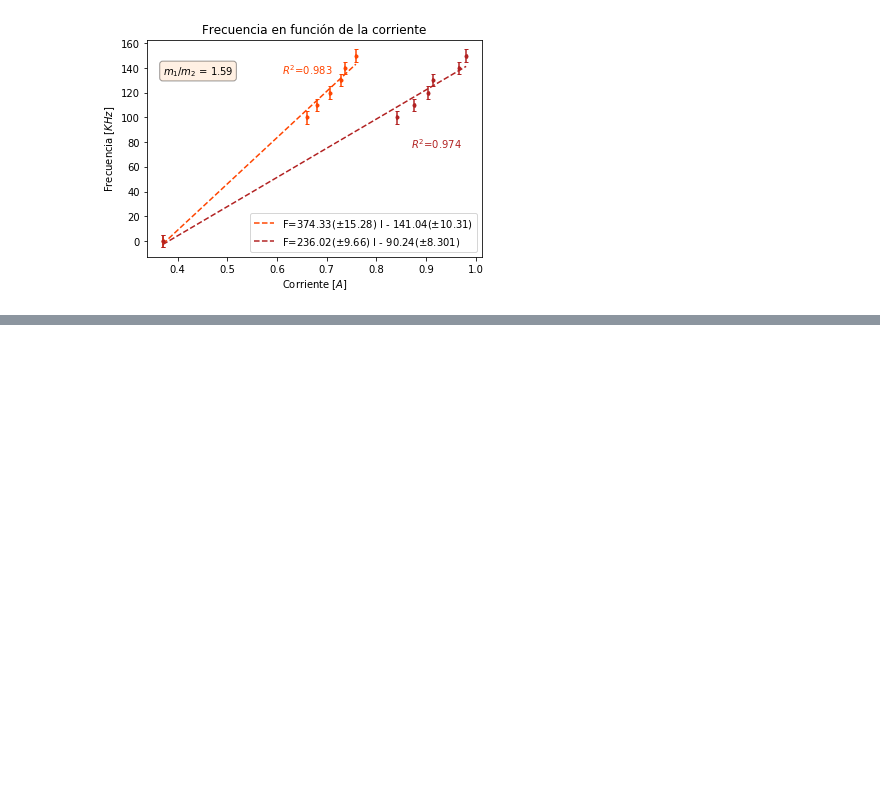
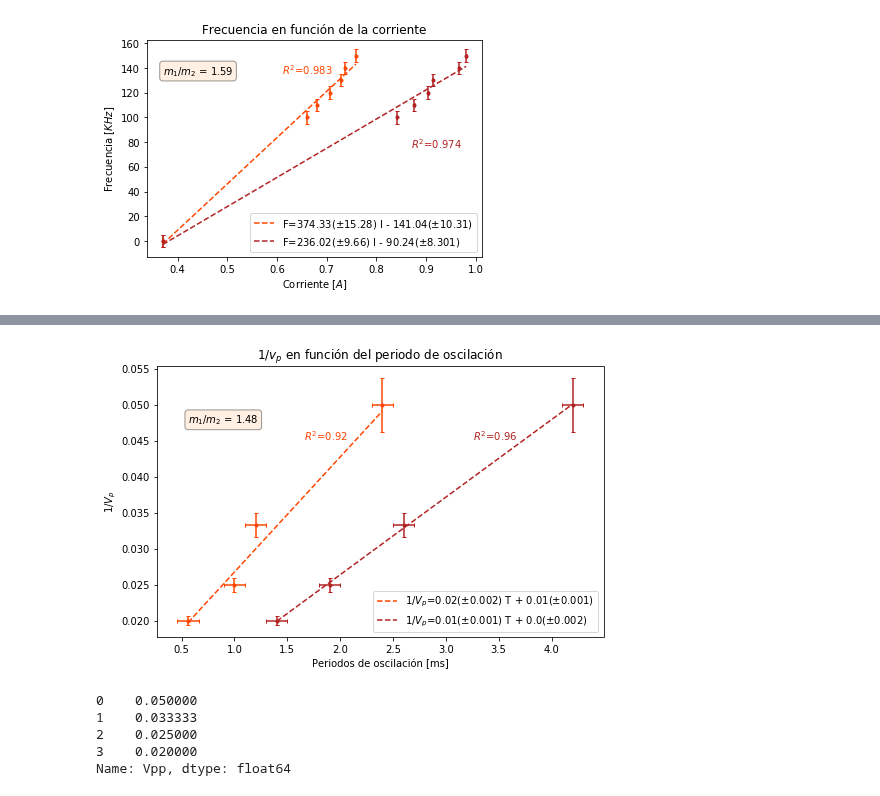
Before and after one commit to jamontanac/Laboratorio-Avanzado, a Jupyter notebook: Optical_Pumping/Analisis.ipynb, the cells around one changed output, grey strips where cells are left out. Cells and saved outputs as stored; diff of their text form; code cells hidden in the pictures; blank space fills up the shorter version.

Commit message:
analisis con figuras

```diff
--- a/Optical_Pumping/Analisis.ipynb
+++ b/Optical_Pumping/Analisis.ipynb
@@ -54,5 +54,6 @@ plt.show()
 [figure]
 # %%
 Rabi=pd.read_excel(todo,sheet_name='Nuevo_rabi').dropna(how='all')
-Rabi["Error_corriente"] = np.ones(len(Zeeman))*0.001
-Zeeman["Error_frecuencia"] = np.ones(len(Zeeman))*5
+error_Vpp=1.5
+Rabi["Error_1/Vpp"] = error_Vpp/(np.array(Rabi["Vpp"])**2)
+Rabi["Error_tiempo"] = np.ones(len(Rabi))*0.1
@@ -71,0 +60,46 @@ Index(['rf ', 't(ms) 0,660', 'Vpp', 't(ms) 0,838'], dtype='object')
+# %%
+x_obs_1 = np.array(Rabi["t(ms) 0,660"])
+x_obs_2 = np.array(Rabi["t(ms) 0,838"])
+y_obs = 1.0/np.array(Rabi["Vpp"])
+y_err = np.array(Rabi["Error_1/Vpp"])
+popt_1, pcov_1 = curve_fit(model, x_obs_1, y_obs,sigma=y_err,absolute_sigma= True)
+popt_2, pcov_2 = curve_fit(model, x_obs_2, y_obs,sigma=y_err,absolute_sigma= True)
+perr_1 = np.sqrt(np.diag(pcov_1))
+perr_2 = np.sqrt(np.diag(pcov_2))
+R2_1=np.abs(pcov_1[1,0]/np.sqrt(pcov_1[0,0]*pcov_1[1,1]))
+R2_2=np.abs(pcov_2[1,0]/np.sqrt(pcov_2[0,0]*pcov_2[1,1]))
+# %%
+plt.figure(figsize=(8,5))
+x_1=np.linspace(min(x_obs_1),max(x_obs_1))
+x_2=np.linspace(min(x_obs_2),max(x_obs_2))
+
+plt.plot(x_1,model(x_1,*popt_1),linestyle="--",color="orangered",label=r"$1/V_p$={}($\pm${}) T {} {}($\pm${})".format(round(popt_1[0],2),
+                                                                                    round(perr_1[0],3),"+" if popt_1[1]>0 else "-",
+                                                                                    round(np.abs(popt_1[1]),2),round(perr_1[1],3)))
+plt.errorbar(x_obs_1,y_obs,yerr=np.array(Rabi["Error_1/Vpp"]),xerr=np.array(Rabi["Error_tiempo"]),fmt=".",capsize=2,color="orangered")
+plt.plot(x_2,model(x_2,*popt_2),linestyle="--",color="firebrick",label=r"$1/V_p$={}($\pm${}) T {} {}($\pm${})".format(round(popt_2[0],2),
+                                                                                    round(perr_2[0],3),"+" if popt_2[1]>0 else "-",
+                                                                                    round(np.abs(popt_2[1]),2),round(perr_2[1],3)))
+
+plt.errorbar(x_obs_2,y_obs,yerr=np.array(Rabi["Error_1/Vpp"]),xerr=np.array(Rabi["Error_tiempo"]),fmt=".",capsize=2,color="firebrick")
+
+plt.text(min(min(x_obs_1),min(x_obs_2))+1.1,0.9 *max(y_obs), r'$R^2$={}'.format(round(R2_1,2)),color="orangered")
+plt.text(min(min(x_obs_1),min(x_obs_2))+2.7, 0.9*max(y_obs), r'$R^2$={}'.format(round(R2_2,3)),color="firebrick")
+plt.text(min(min(x_obs_1),min(x_obs_2)),0.95*max(y_obs),"$m_1/m_2$ = {}".format(round(popt_1[0]/popt_2[0],2))
+         ,bbox=dict(facecolor='peachpuff', alpha=0.4,boxstyle="round"))
+plt.xlabel(r"Periodos de oscilación [ms]")
+plt.ylabel(r"$1/V_p$")
+plt.legend()
+plt.title(r"$1/v_p$ en función del periodo de oscilación")
+plt.savefig("Figuras/Freq_corr.png")
+plt.show()
+# %% [output]
+[figure, added]
+# %%
+1.0/Rabi["Vpp"]
+# %% [output]
+0    0.050000
+1    0.033333
+2    0.025000
+3    0.020000
+Name: Vpp, dtype: float64
```
Also changed, not shown: parts of 2 cells of this notebook, 1 other file.
